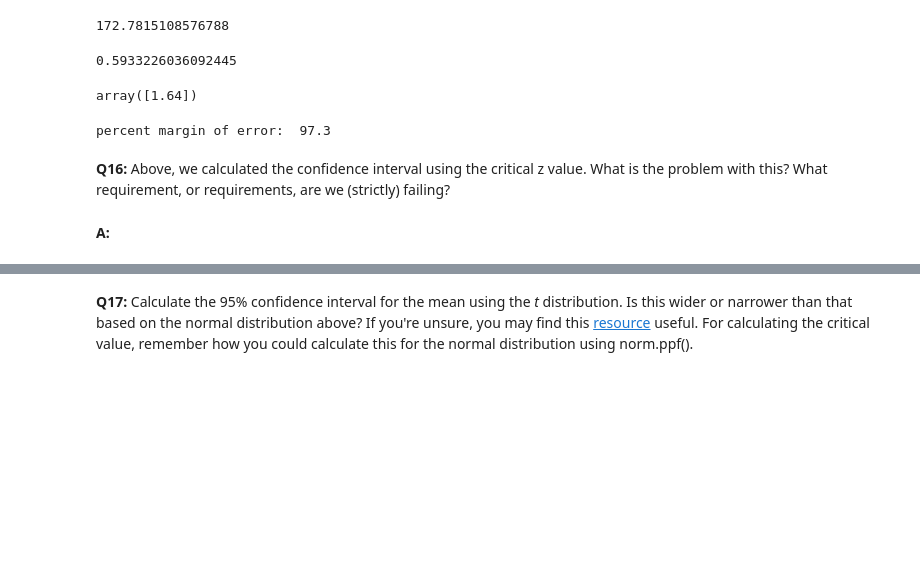
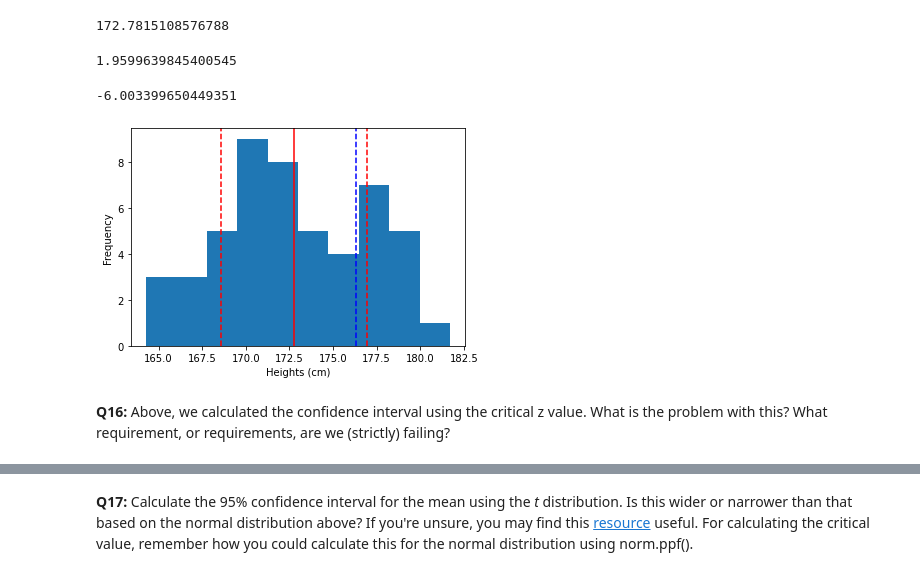
Before and after one commit to yepterence/Frequentist-Inference-Case-Study, a Jupyter notebook: Frequentist Inference Case Study - Part A (3).ipynb, the cells around one changed output, grey strips where cells are left out. Cells and saved outputs as stored; diff of their text form; code cells hidden in the pictures; blank space fills up the shorter version.

```diff
--- a/Frequentist Inference Case Study - Part A (3).ipynb
+++ b/Frequentist Inference Case Study - Part A (3).ipynb
@@ -357,20 +357,24 @@ mean_
 # %%
 std_ = np.std(pop_sample_,ddof=1)
 se = std_/np.sqrt(len(pop_sample_))
-se
+moe = norm.ppf(0.05/2)*-1
+moe
 # %% [output]
-0.5933226036092445
+1.9599639845400545
-# %%
-z=norm.ppf([0.95]).round(2)
-z
-# %% [output]
-array([1.64])
-# %%
-moe = z[0] * se
-print("percent margin of error: ",(moe * 100).round(2))
-# %% [output]
-percent margin of error:  97.3
+# %%
+true_pop_mean = np.sum(pop_sample_)/(len(pop_sample_)-1)
+# %% [output]
+-6.003399650449351
+# %%
+_ = plt.hist(pop_sample_)
+plt.xlabel('Heights (cm)')
+plt.ylabel('Frequency')
+plt.axvline(mean_, c='red')
+plt.axvline(mean_ + std_, c='red',ls='--')
+plt.axvline(mean_ - std_, c='red',ls='--')
+plt.axvline(true_pop_mean, c='blue', ls='--')
+plt.show()
+# %% [output]
+[figure, added]
 # %% [markdown]
 __Q16:__ Above, we calculated the confidence interval using the critical z value. What is the problem with this? What requirement, or requirements, are we (strictly) failing?
-# %% [markdown]
-__A:__
```
Also changed, not shown: parts of 9 cells of this notebook.
